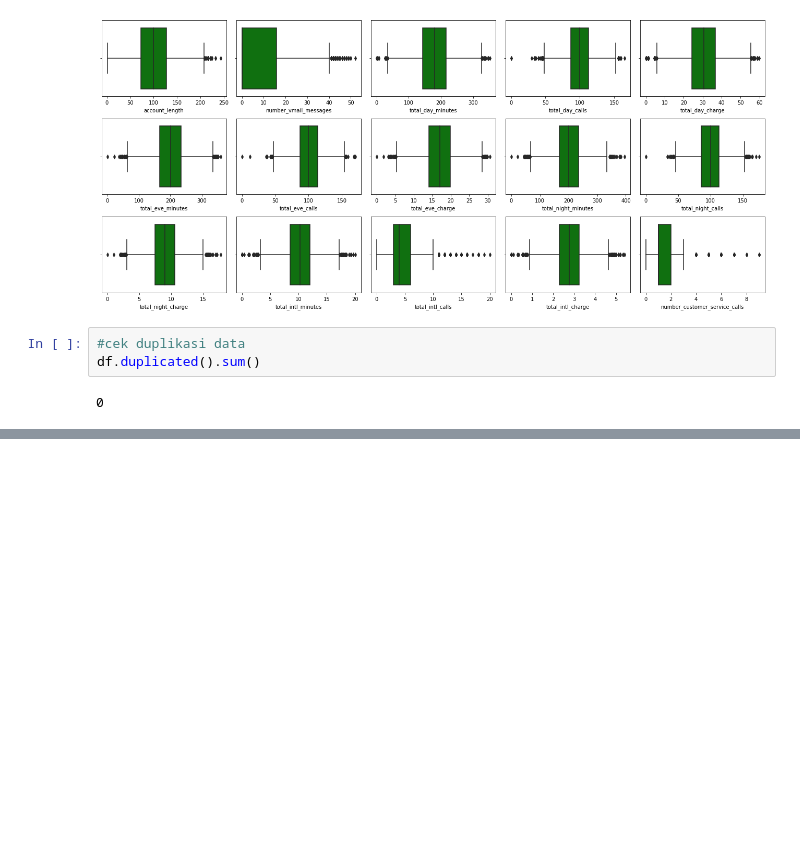
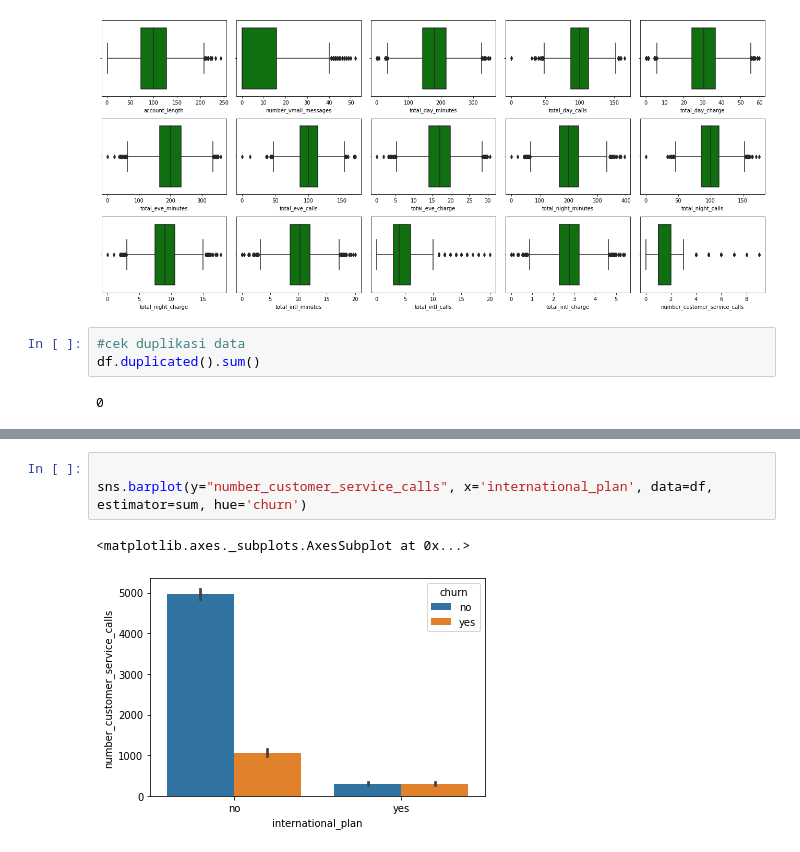
Before and after one commit to hafildabelafadhilah/MachineLearning, a Jupyter notebook: Supervised_Learning_Classification.ipynb, the cells around one changed output, grey strips where cells are left out. Saved outputs shown, nothing was run; the diff lists cells and outputs as text; blank space fills up the shorter version.

```diff
--- a/Supervised_Learning_Classification.ipynb
+++ b/Supervised_Learning_Classification.ipynb
@@ -134,0 +221,6 @@ df.duplicated().sum()
+# %%
+
+sns.barplot(y="number_customer_service_calls", x='international_plan', data=df, estimator=sum, hue='churn')
+# %% [output]
+<matplotlib.axes._subplots.AxesSubplot at 0x...>
+[figure, added]
```
Also changed, not shown: parts of 44 cells of this notebook.
